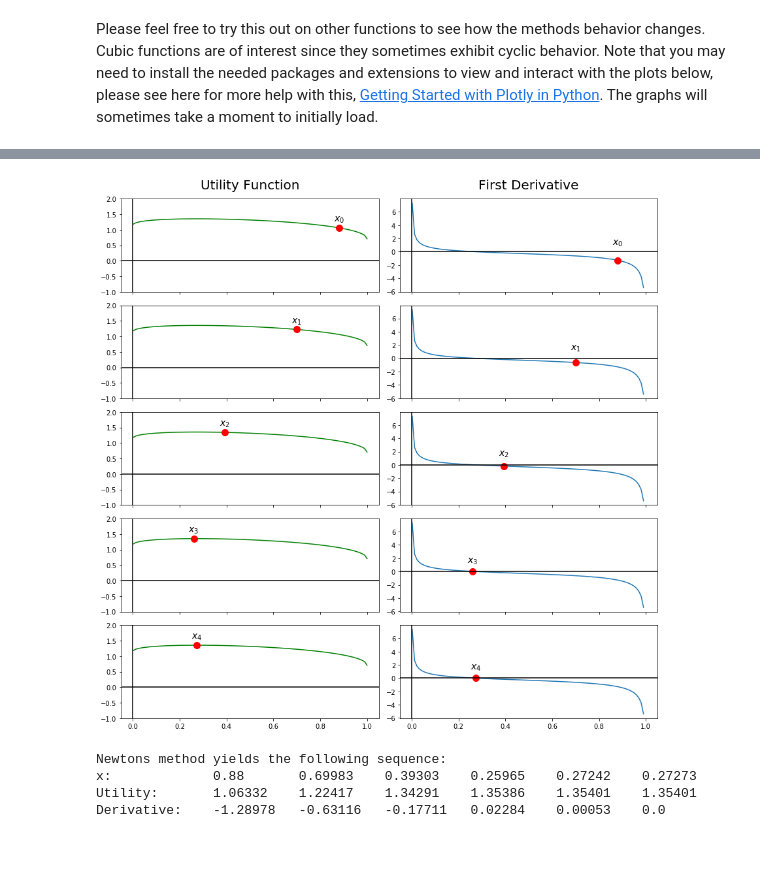
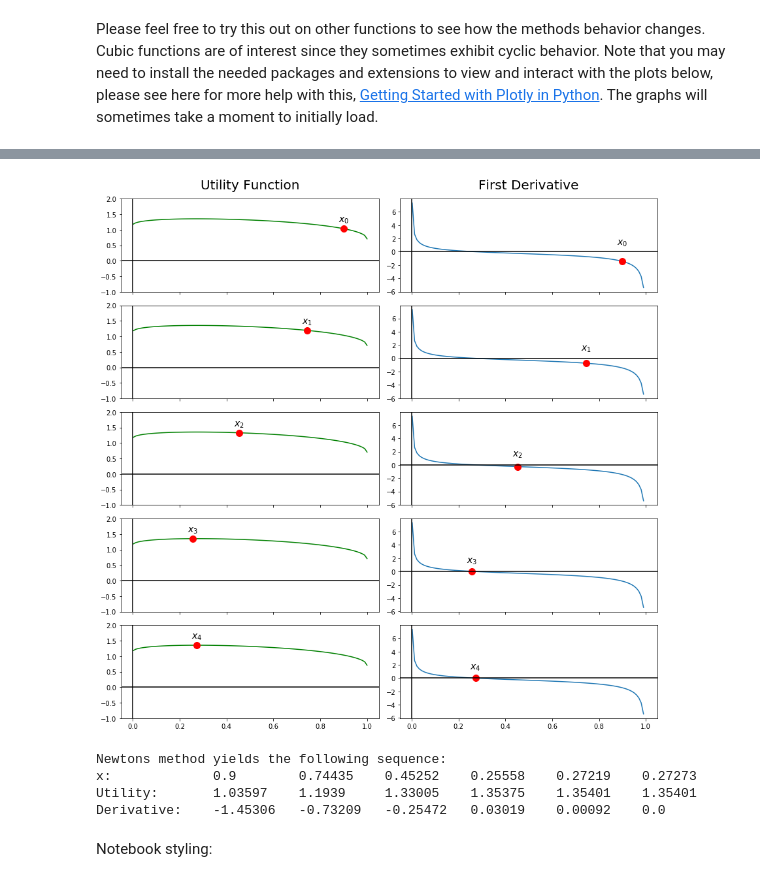
Before and after one commit to AlwaysSearching/Numerical-Methods-in-Economics, a Jupyter notebook: Optimization_NoteBook.ipynb, the cells around one changed output, grey strips where cells are left out. Cells and saved outputs as stored; diff of their text form; code cells hidden in the pictures; blank space fills up the shorter version.

```diff
--- a/Optimization_NoteBook.ipynb
+++ b/Optimization_NoteBook.ipynb
@@ -160,0 +191,34 @@ We can see how sensitive the method is to changes in initial conditions. While b
+# %%
+n_points = 100
+
+def func(x):
+    return (1 - np.exp(-(x**2 + x)))/(1 + x**2 + x)
+
+def secant(x0, x1, f):
+    return [f(x1) + (x - x1)*(f(x1) - f(x0))/(x1 - x0) for x in np.linspace(x0, x1, n_points)]
+
+func_v = np.vectorize(func)
+
+x = np.linspace(-1, 3, n_points)
+y = func_v(x)
+
+# initial points
+x0, x1 = -0.75, 2
+initial = [x0, x1]
+x_initial = np.linspace(*initial, n_points)
+secant_root = x1 - func(x1)*(x1 - x0)/(func(x1) - func(x0))
+
+
+fig, ax = plt.subplots(figsize= (12,8))
+ax.set_title(r"Root of Secant Line between intial points $x_0$ and $x_1$",
+             fontsize = 20, pad = 10)
+
+ax.plot(x, y)
+ax.plot(x_initial, secant(*initial, func), 'k--')
+ax.plot(initial, func_v(initial), 'ko', ms = 15)
+ax.plot(secant_root, 0, 'ko', ms = 15)
+
+
+plt.axhline(c = 'k')
+
+plt.show()
@@ -351,7 +425,7 @@ y_p = utility_p(x)
 y_pp = utility_pp(x)
 
 n_iters = 5
-x_0 = [0.88]
+x_0 = [0.9]
 
 fig, axes = plt.subplots(nrows = n_iters, ncols = 2, sharex = True, figsize = (12, 12))
 axes[0][0].set_title('Utility Function', pad = 15, fontdict = dict(fontsize = 20))
@@ -363,35 +437,37 @@ for i in range(n_iters):
     axes[i][0].set_ylim(-1, 2)
     axes[i][0].plot(x_0[-1], utility(x_0[-1]), "ro", ms = 10)
     axes[i][0].annotate(s = r"$x_{{{i}}}$".format(i = i),
                         xy = [x_0[-1], utility(x_0[-1])],
                         xytext=(0, 20), textcoords='offset pixels',
                         fontsize = 14,
                         horizontalalignment='center',
                         verticalalignment='top')
     axes[i][0].axhline(color='black'); axes[i][0].axvline(color='black')
 
 
     axes[i][1].plot(x, y_p)
     axes[i][1].plot(x_0[-1], utility_p(x_0[-1]), "ro", ms = 10)
     axes[i][1].annotate(s = r"$x_{{{i}}}$".format(i = i),
                         xy = [x_0[-1], utility(x_0[-1])],
                         xytext=(0, 10), textcoords='offset pixels',
                         fontsize = 14,
                         horizontalalignment='center',
                         verticalalignment='top')
     axes[i][1].axhline(color='black'); axes[i][1].axvline(color='black')
 
     x_0.append(x_0[-1] - utility_p(x_0[-1])/utility_pp(x_0[-1]))
 
 fig.tight_layout()
 plt.show()
 print("Newtons method yields the following sequence: ")
 print("{:<15}".format("x:") + " ".join([f"{round(x, 5): <10}" for x in x_0]))
 print("{:<15}".format("Utility:") + " ".join([f"{round(utility(x), 5): <10}" for x in x_0]))
 print("{:<15}".format("Derivative:") + " ".join([f"{round(utility_p(x), 5): <10}" for x in x_0]))
 # %% [output]
-[figure, old version]
+[figure, new version]
 Newtons method yields the following sequence:
-x:             0.88       0.69983    0.39303    0.25965    0.27242    0.27273
-Utility:       1.06332    1.22417    1.34291    1.35386    1.35401    1.35401
-Derivative:    -1.28978   -0.63116   -0.17711   0.02284    0.00053    0.0
+x:             0.9        0.74435    0.45252    0.25558    0.27219    0.27273
+Utility:       1.03597    1.1939     1.33005    1.35375    1.35401    1.35401
+Derivative:    -1.45306   -0.73209   -0.25472   0.03019    0.00092    0.0
+# %% [markdown]
+Notebook styling:
```
Also changed, not shown: parts of 12 cells of this notebook, 1 other file.
